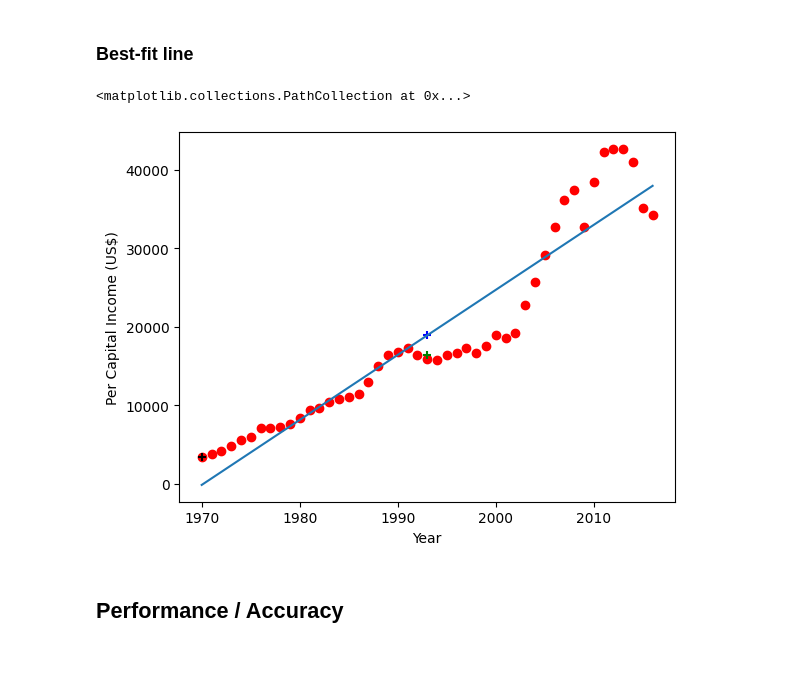
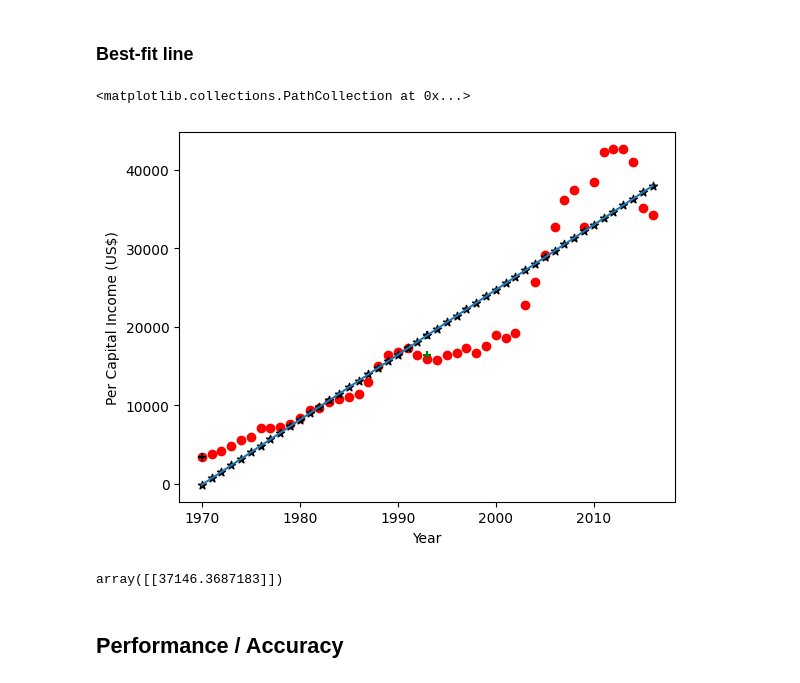
Before and after one commit to sudipto-dey-himel/Machine-Learning, a Jupyter notebook: Linear Regression/Simple Linear Regression/Practice_2/Income_Perdiction.ipynb, the cells around one changed output. Saved outputs shown, nothing was run; the diff lists cells and outputs as text; code cells hidden in the pictures.

Commit message:
update Income_Predict.ipynb

```diff
--- a/Linear Regression/Simple Linear Regression/Practice_2/Income_Perdiction.ipynb
+++ b/Linear Regression/Simple Linear Regression/Practice_2/Income_Perdiction.ipynb
@@ -116,15 +116,20 @@ array([[41288.69409442]])
 # %%
 %matplotlib inline
 plt.plot(x, reg.predict(x))
 plt.xlabel('Year')
 plt.ylabel("Per Capital Income (US$)")
 plt.scatter(df['year'], df['per capita income (US$)'], color = 'red', marker = 'o')
 plt.scatter(x.mean(), y.mean(), color = 'blue', marker = '+')
 plt.scatter(x.median(), y.median(), color = 'green', marker = '+')
 plt.scatter(x.mode().values[0], y.mode().values[0], color = 'black', marker = '+')
+plt.scatter(x, reg.predict(x), color = 'black', marker = '*')
 # %% [output]
 <matplotlib.collections.PathCollection at 0x...>
-[figure, old version]
+[figure, new version]
+# %%
+reg.predict([[2015]])
+# %% [output]
+array([[37146.3687183]])
 # %% [markdown]
 ## Performance / Accuracy
 # %%
```
